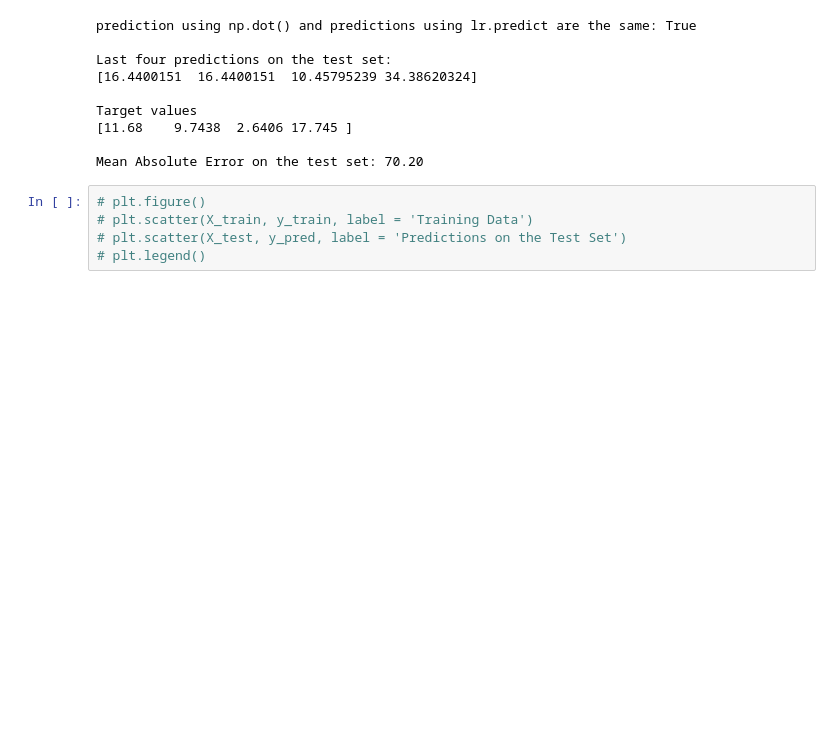
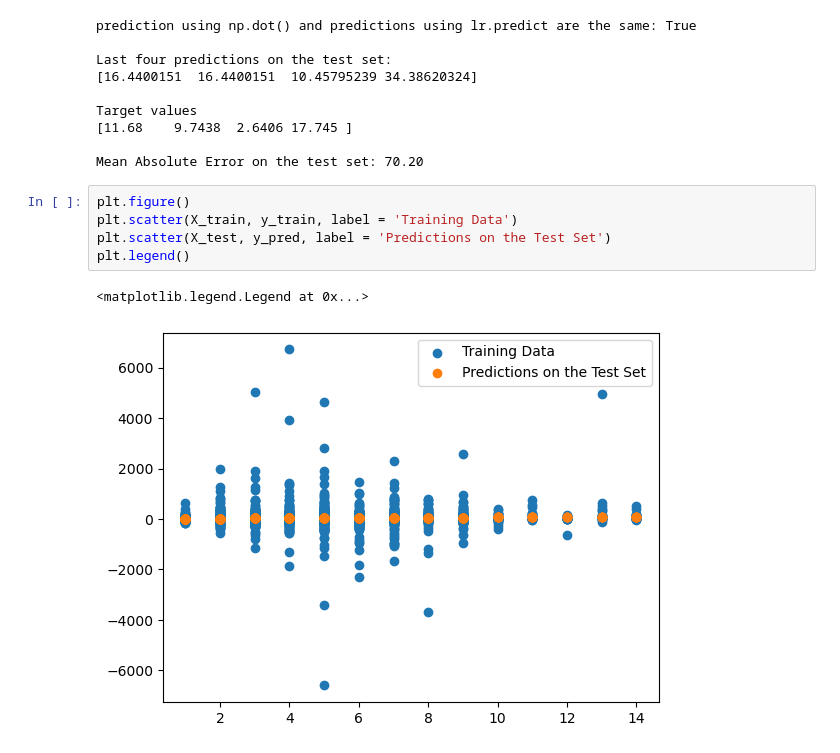
Before and after one commit to Anwaribra/Sample-Superstore, a Jupyter notebook: Superstore Report .ipynb, the cells around one changed output. Drawn from its saved outputs; the diff is of its cells as text; blank space fills up the shorter version.

```diff
--- a/Superstore Report .ipynb
+++ b/Superstore Report .ipynb
@@ -275,7 +275,10 @@ Target values
 
 Mean Absolute Error on the test set: 70.20
 # %%
-# plt.figure()
-# plt.scatter(X_train, y_train, label = 'Training Data')
-# plt.scatter(X_test, y_pred, label = 'Predictions on the Test Set')
-# plt.legend()
+plt.figure()
+plt.scatter(X_train, y_train, label = 'Training Data')
+plt.scatter(X_test, y_pred, label = 'Predictions on the Test Set')
+plt.legend()
+# %% [output]
+<matplotlib.legend.Legend at 0x...>
+[figure, added]
```
